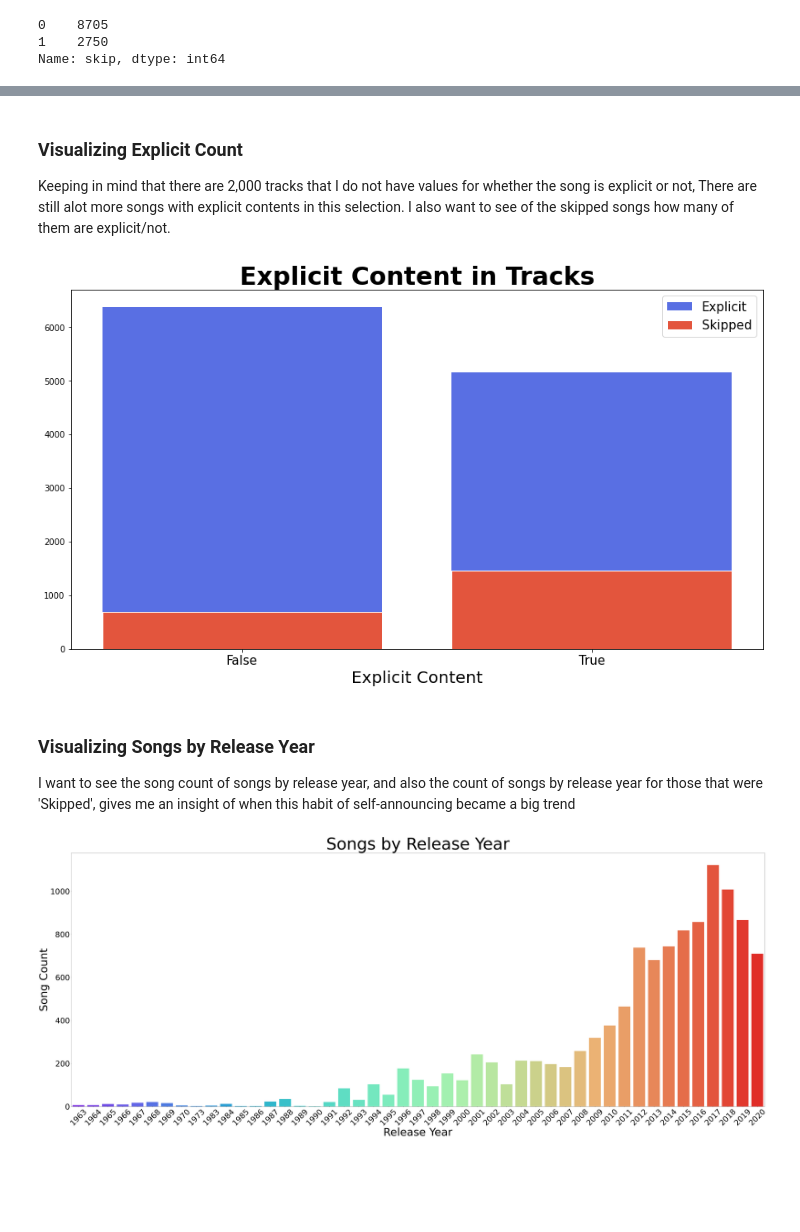
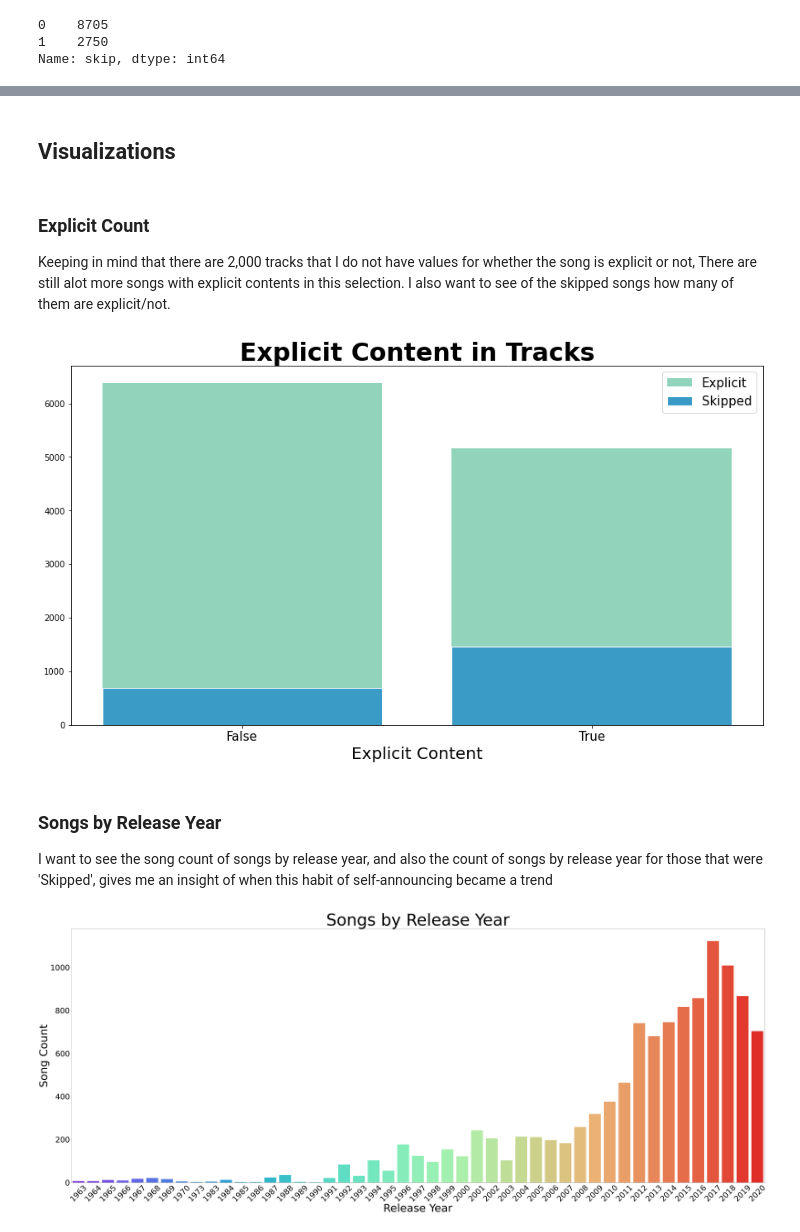
Before and after one commit to ArinkB/Predicting-Song-Skips, a Jupyter notebook: 3_EDA.ipynb, the cells around one changed output, grey strips where cells are left out. Drawn from its saved outputs; the diff is of its cells as text; code cells hidden in the pictures; blank space fills up the shorter version.

```diff
--- a/3_EDA.ipynb
+++ b/3_EDA.ipynb
@@ -49,40 +69,43 @@ Name: skip, dtype: int64
+# %% [markdown]
+## Visualizations
 # %% [markdown]
-### Visualizing Explicit Count
+
+### Explicit Count
 Keeping in mind that there are 2,000 tracks that I do not have values for whether the song is explicit or not, There are still alot more songs with explicit contents in this selection. I also want to see of the skipped songs how many of them are explicit/not.
 # %%
 plt.figure(figsize=(15,8))
 
 # Values of each group
 barla = df.loc[(df['skip'] == 1)].groupby('explicit')['skip'].count()
 barua = df['explicit'].value_counts()
 
 # Heights of bars1 + bars2
 # bars_a = np.add(bars1a, bars2a).tolist()
 
 # The position of the bars on the x-axis
 r = [0,1]
 
 # Create bottom bars
 
-plt.bar(r, barua, bottom=barla, color="#596FE3", label='Explicit')
+plt.bar(r, barua, bottom=barla, color='#91D4BC', label='Explicit')
 # Create top bars
-plt.bar(r, barla, color='#E3553D', edgecolor='white', label='Skipped')
+plt.bar(r, barla, color="#399BC6", edgecolor='white', label='Skipped')
 
 
 
 # Custom X axis
 plt.xticks(r, ['False', 'True'], size=15)
 plt.xlabel("Explicit Content", size =20)
 plt.title('Explicit Content in Tracks', size=30, weight = 'bold')
 plt.legend(fontsize=15);
 plt.savefig('./visuals/explicit.png', transparent=True,)
 # Show graphic
 plt.show();
 # %% [output]
-[figure, old version]
+[figure, new version]
 # %% [markdown]
-### Visualizing Songs by Release Year
-I want to see the song count of songs by release year, and also the count of songs by release year for those that were 'Skipped', gives me an insight of when this habit of self-announcing became a big trend
+### Songs by Release Year
+I want to see the song count of songs by release year, and also the count of songs by release year for those that were 'Skipped', gives me an insight of when this habit of self-announcing became a trend
 # %%
 # A few songs from Eve had the incorrect release_year
 df.loc[df['track_id'] == '1Zi2ezNOqt9y9irC11xYpN', 'release_year'] = 1998
```
Also changed, not shown: parts of 29 cells of this notebook, 9 other files.
